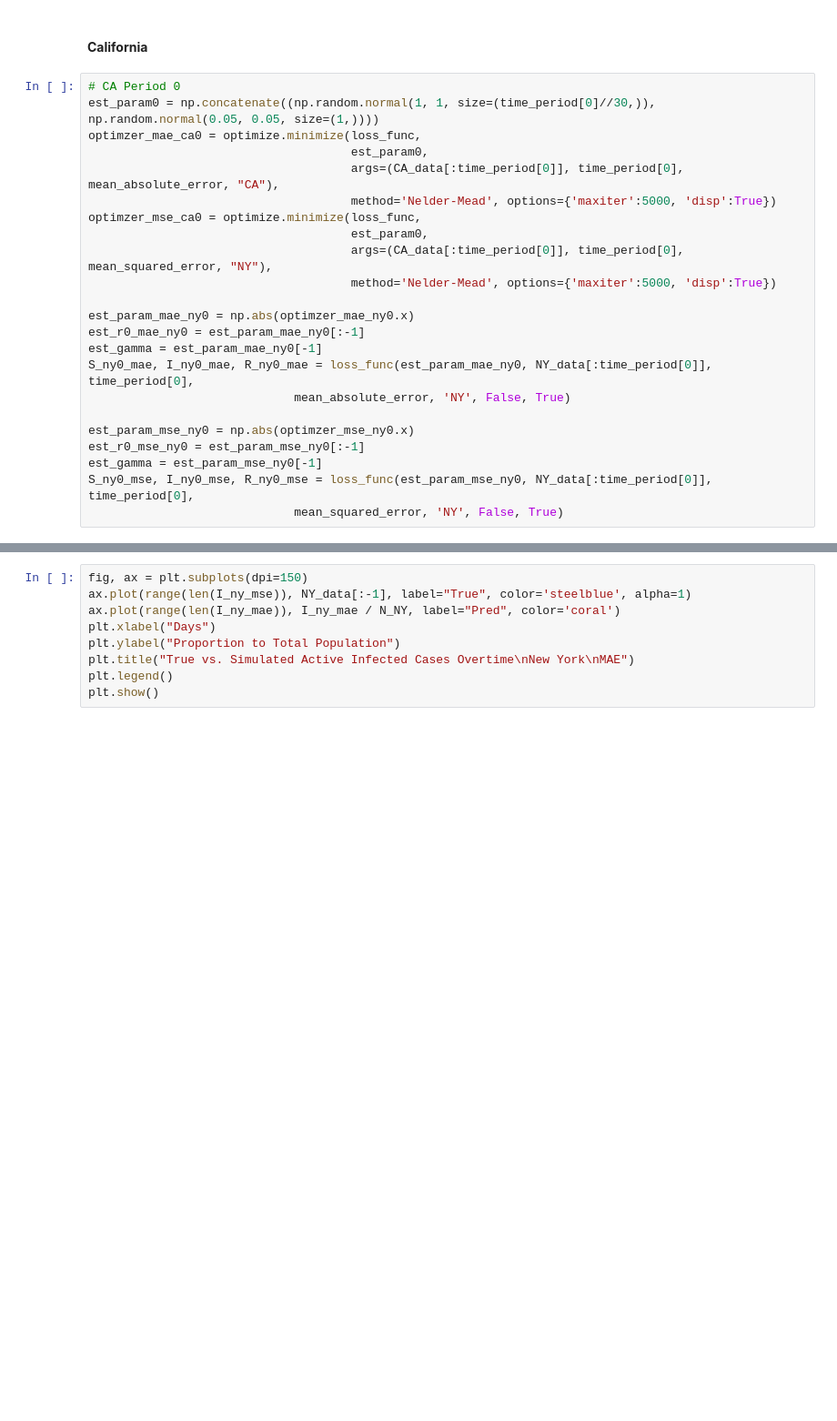
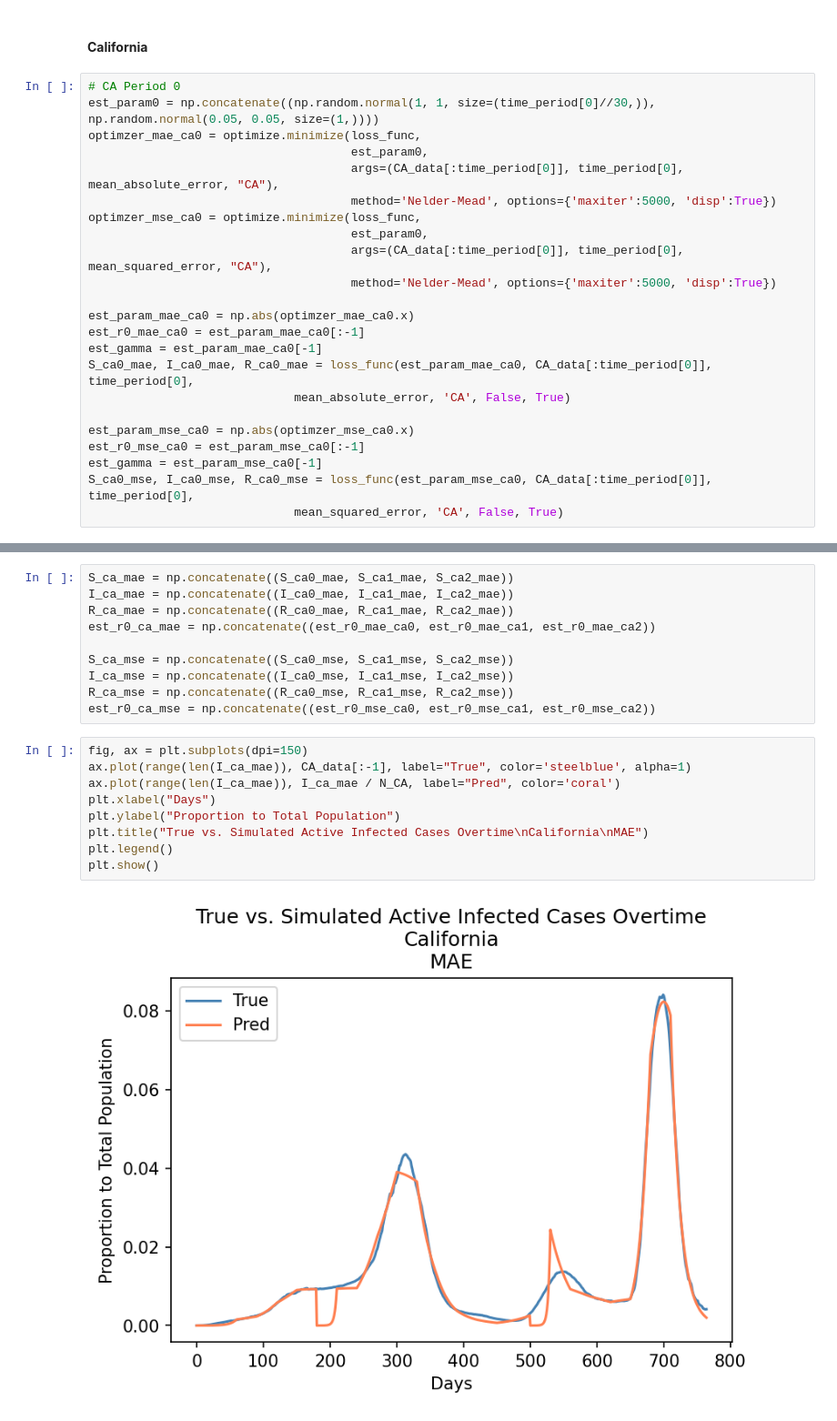
Before and after one commit to cywujeremy/dabp-pandemic-simulation, a Jupyter notebook: nbs/SIR_param_estimation.ipynb, the cells around one changed output, grey strips where cells are left out. Shown at 91% size. Saved outputs shown, nothing was run; the diff lists cells and outputs as text; blank space fills up the shorter version.

```diff
--- a/nbs/SIR_param_estimation.ipynb
+++ b/nbs/SIR_param_estimation.ipynb
@@ -412,17 +414,17 @@ optimzer_mae_ca0 = optimize.minimize(loss_func,
                                      method='Nelder-Mead', options={'maxiter':5000, 'disp':True})
 optimzer_mse_ca0 = optimize.minimize(loss_func,
                                      est_param0,
-                                     args=(CA_data[:time_period[0]], time_period[0], mean_squared_error, "NY"),
+                                     args=(CA_data[:time_period[0]], time_period[0], mean_squared_error, "CA"),
                                      method='Nelder-Mead', options={'maxiter':5000, 'disp':True})
 
-est_param_mae_ny0 = np.abs(optimzer_mae_ny0.x)
-est_r0_mae_ny0 = est_param_mae_ny0[:-1]
-est_gamma = est_param_mae_ny0[-1]
-S_ny0_mae, I_ny0_mae, R_ny0_mae = loss_func(est_param_mae_ny0, NY_data[:time_period[0]], time_period[0],
-                             mean_absolute_error, 'NY', False, True)
+est_param_mae_ca0 = np.abs(optimzer_mae_ca0.x)
+est_r0_mae_ca0 = est_param_mae_ca0[:-1]
+est_gamma = est_param_mae_ca0[-1]
+S_ca0_mae, I_ca0_mae, R_ca0_mae = loss_func(est_param_mae_ca0, CA_data[:time_period[0]], time_period[0],
+                             mean_absolute_error, 'CA', False, True)
 
-est_param_mse_ny0 = np.abs(optimzer_mse_ny0.x)
-est_r0_mse_ny0 = est_param_mse_ny0[:-1]
-est_gamma = est_param_mse_ny0[-1]
-S_ny0_mse, I_ny0_mse, R_ny0_mse = loss_func(est_param_mse_ny0, NY_data[:time_period[0]], time_period[0],
-                             mean_squared_error, 'NY', False, True)
+est_param_mse_ca0 = np.abs(optimzer_mse_ca0.x)
+est_r0_mse_ca0 = est_param_mse_ca0[:-1]
+est_gamma = est_param_mse_ca0[-1]
+S_ca0_mse, I_ca0_mse, R_ca0_mse = loss_func(est_param_mse_ca0, CA_data[:time_period[0]], time_period[0],
+                             mean_squared_error, 'CA', False, True)
@@ -495,11 +508,23 @@ est_r0_ny_mse = np.concatenate((est_r0_mse_ny0, est_r0_mse_ny1, est_r0_mse_ny2))
+# %%
+S_ca_mae = np.concatenate((S_ca0_mae, S_ca1_mae, S_ca2_mae))
+I_ca_mae = np.concatenate((I_ca0_mae, I_ca1_mae, I_ca2_mae))
+R_ca_mae = np.concatenate((R_ca0_mae, R_ca1_mae, R_ca2_mae))
+est_r0_ca_mae = np.concatenate((est_r0_mae_ca0, est_r0_mae_ca1, est_r0_mae_ca2))
+
+S_ca_mse = np.concatenate((S_ca0_mse, S_ca1_mse, S_ca2_mse))
+I_ca_mse = np.concatenate((I_ca0_mse, I_ca1_mse, I_ca2_mse))
+R_ca_mse = np.concatenate((R_ca0_mse, R_ca1_mse, R_ca2_mse))
+est_r0_ca_mse = np.concatenate((est_r0_mse_ca0, est_r0_mse_ca1, est_r0_mse_ca2))
 # %%
 fig, ax = plt.subplots(dpi=150)
-ax.plot(range(len(I_ny_mse)), NY_data[:-1], label="True", color='steelblue', alpha=1)
-ax.plot(range(len(I_ny_mae)), I_ny_mae / N_NY, label="Pred", color='coral')
+ax.plot(range(len(I_ca_mae)), CA_data[:-1], label="True", color='steelblue', alpha=1)
+ax.plot(range(len(I_ca_mae)), I_ca_mae / N_CA, label="Pred", color='coral')
 plt.xlabel("Days")
 plt.ylabel("Proportion to Total Population")
-plt.title("True vs. Simulated Active Infected Cases Overtime\nNew York\nMAE")
+plt.title("True vs. Simulated Active Infected Cases Overtime\nCalifornia\nMAE")
 plt.legend()
 plt.show()
+# %% [output]
+[figure, added]
 # %%
 fig, ax = plt.subplots(dpi=150)
```
Also changed, not shown: parts of 18 cells of this notebook.
